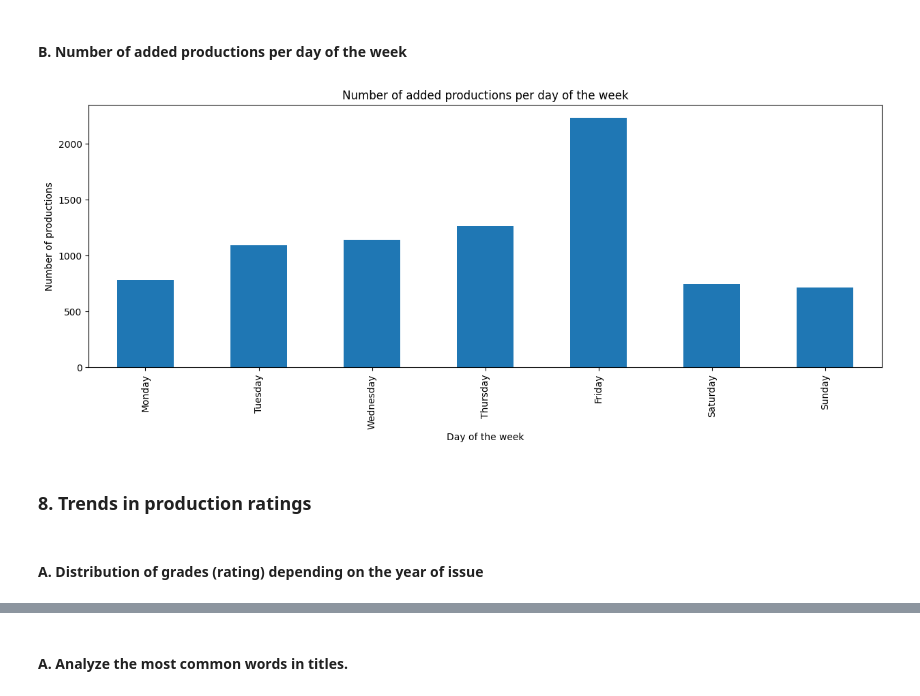
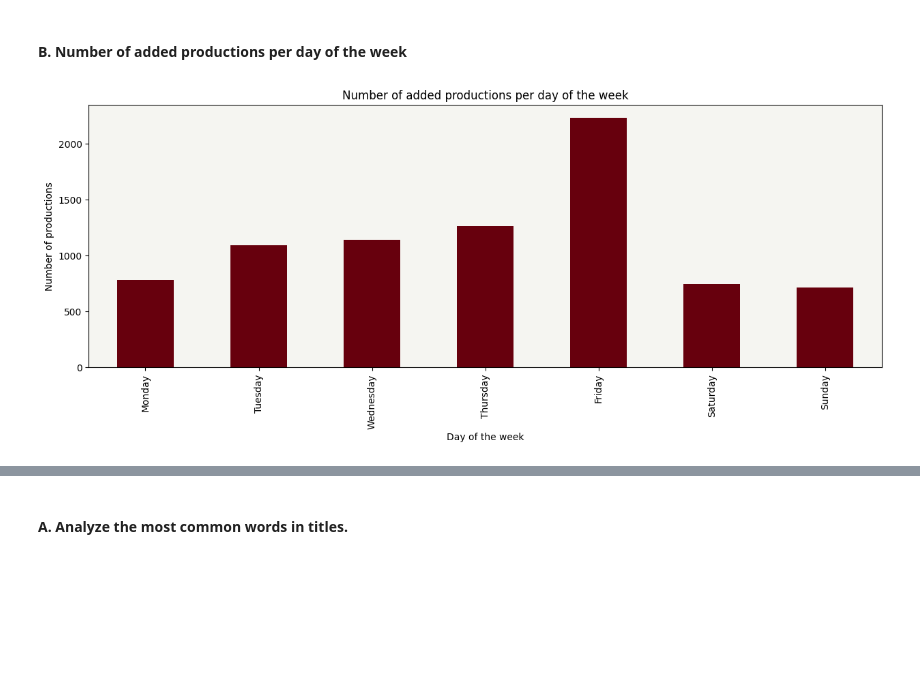
Before and after one commit to sendecka/MY_PROJECT-, a Jupyter notebook: 01 PROJECT - NETFLIX/netflix.ipynb, the cells around one changed output, grey strips where cells are left out. Drawn from its saved outputs; the diff is of its cells as text; code cells hidden in the pictures; blank space fills up the shorter version.

```diff
--- a/01 PROJECT - NETFLIX/netflix.ipynb
+++ b/01 PROJECT - NETFLIX/netflix.ipynb
@@ -500,19 +534,15 @@ The month during which the most films and TV shows were published on the platfor
 # %% [markdown]
 #### B. Number of added productions per day of the week
 # %%
-# Dodanie kolumny z dniem tygodnia dodania
 df['weekday_added'] = df['date_added'].dt.dayofweek
 
 plt.figure(figsize=(15, 5))
-df['weekday_added'].value_counts().sort_index().plot(kind='bar')
+plt.gca().set_facecolor('#f5f5f1')
+df['weekday_added'].value_counts().sort_index().plot(kind='bar', color='#67000D')
 plt.title('Number of added productions per day of the week')
 plt.xlabel('Day of the week')
 plt.ylabel('Number of productions')
 plt.xticks(ticks=[0, 1, 2, 3, 4, 5, 6], labels=['Monday', 'Tuesday', 'Wednesday', 'Thursday', 'Friday', 'Saturday', 'Sunday'])
 plt.show()
 # %% [output]
-[figure, old version]
+[figure, new version]
-# %% [markdown]
-### 8. Trends in production ratings
-# %% [markdown]
-#### A. Distribution of grades (rating) depending on the year of issue
```
Also changed, not shown: parts of 49 cells of this notebook.
